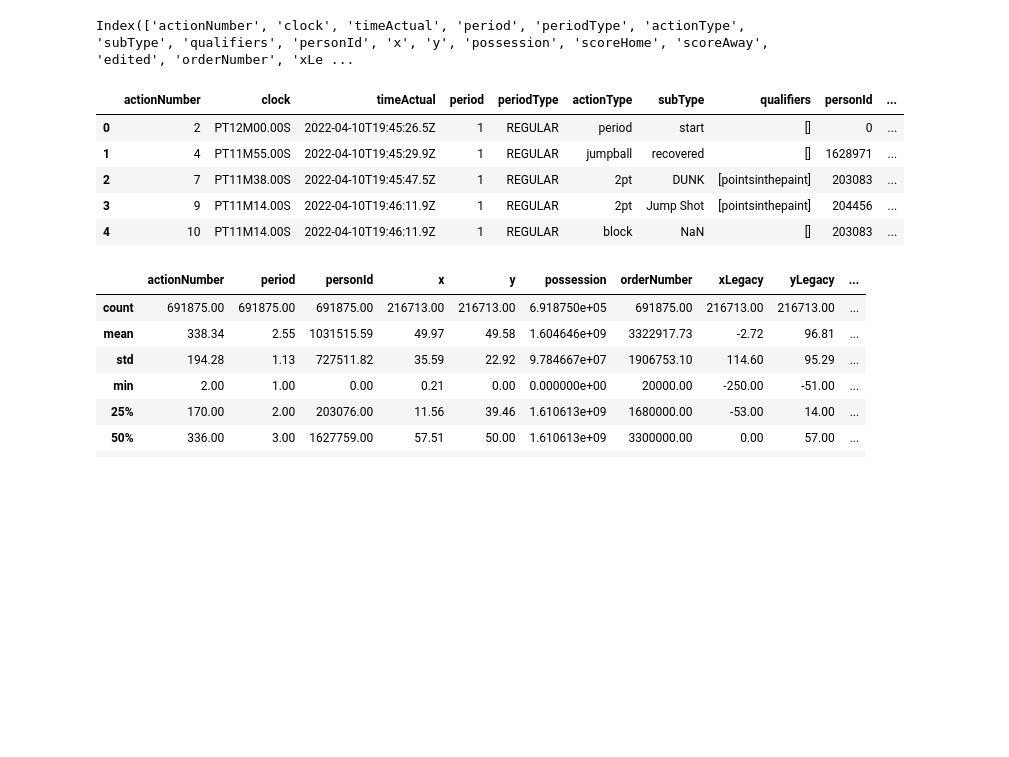
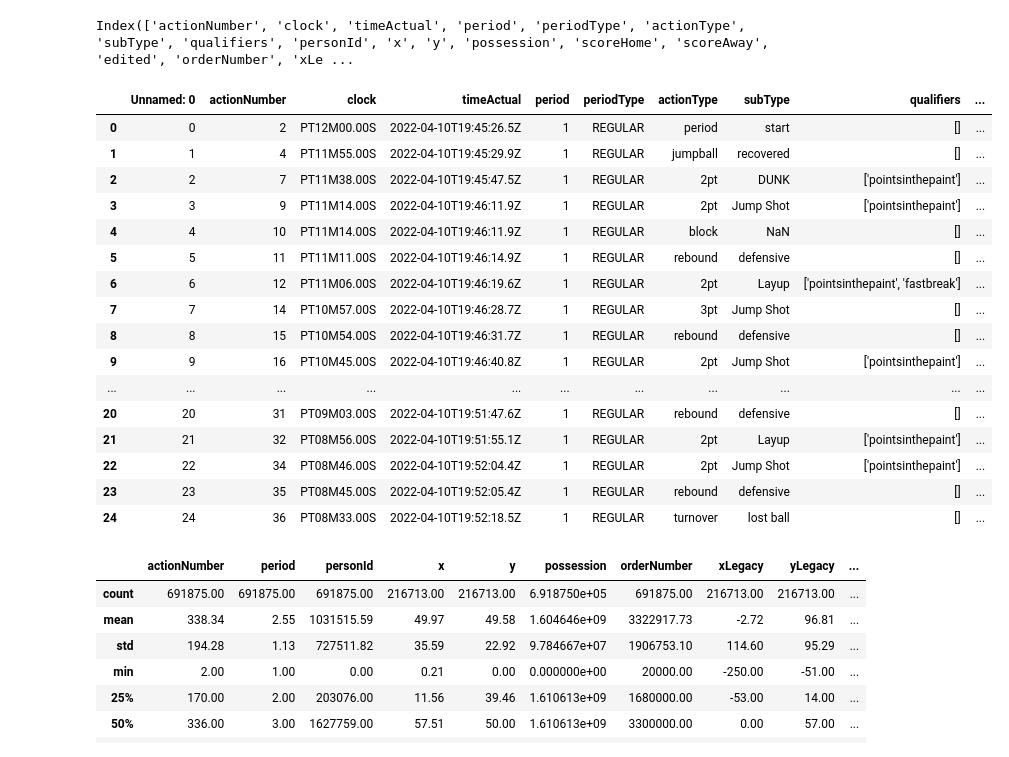
Before and after one commit to zachmort/nba_PBP_analysis, a Jupyter notebook: Season_pbp_20-21.ipynb, the cells around one changed output. Drawn from its saved outputs; the diff is of its cells as text; code cells hidden in the pictures; blank space fills up the shorter version.

```diff
--- a/Season_pbp_20-21.ipynb
+++ b/Season_pbp_20-21.ipynb
@@ -119,14 +110,25 @@ final_df_copy.columns
 # %% [output]
 Index(['actionNumber', 'clock', 'timeActual', 'period', 'periodType', 'actionType', 'subType', 'qualifiers', 'personId', 'x', 'y', 'possession', 'scoreHome', 'scoreAway', 'edited', 'orderNumber', 'xLe ...
 # %%
-final_df_copy.head()
+final_df_copy.head(25)
 # %% [output]
-|  | actionNumber | clock | timeActual | period | periodType | actionType | subType | qualifiers | personId | ... |
-| 0 | 2 | PT12M00.00S | 2022-04-10T19:45:26.5Z | 1 | REGULAR | period | start | [] | 0 | ... |
-| 1 | 4 | PT11M55.00S | 2022-04-10T19:45:29.9Z | 1 | REGULAR | jumpball | recovered | [] | 1628971 | ... |
-| 2 | 7 | PT11M38.00S | 2022-04-10T19:45:47.5Z | 1 | REGULAR | 2pt | DUNK | [pointsinthepaint] | 203083 | ... |
-| 3 | 9 | PT11M14.00S | 2022-04-10T19:46:11.9Z | 1 | REGULAR | 2pt | Jump Shot | [pointsinthepaint] | 204456 | ... |
-| 4 | 10 | PT11M14.00S | 2022-04-10T19:46:11.9Z | 1 | REGULAR | block | NaN | [] | 203083 | ... |
+|  | Unnamed: 0 | actionNumber | clock | timeActual | period | periodType | actionType | subType | qualifiers | ... |
+| 0 | 0 | 2 | PT12M00.00S | 2022-04-10T19:45:26.5Z | 1 | REGULAR | period | start | [] | ... |
+| 1 | 1 | 4 | PT11M55.00S | 2022-04-10T19:45:29.9Z | 1 | REGULAR | jumpball | recovered | [] | ... |
+| 2 | 2 | 7 | PT11M38.00S | 2022-04-10T19:45:47.5Z | 1 | REGULAR | 2pt | DUNK | ['pointsinthepaint'] | ... |
+| 3 | 3 | 9 | PT11M14.00S | 2022-04-10T19:46:11.9Z | 1 | REGULAR | 2pt | Jump Shot | ['pointsinthepaint'] | ... |
+| 4 | 4 | 10 | PT11M14.00S | 2022-04-10T19:46:11.9Z | 1 | REGULAR | block | NaN | [] | ... |
+| 5 | 5 | 11 | PT11M11.00S | 2022-04-10T19:46:14.9Z | 1 | REGULAR | rebound | defensive | [] | ... |
+| 6 | 6 | 12 | PT11M06.00S | 2022-04-10T19:46:19.6Z | 1 | REGULAR | 2pt | Layup | ['pointsinthepaint', 'fastbreak'] | ... |
+| 7 | 7 | 14 | PT10M57.00S | 2022-04-10T19:46:28.7Z | 1 | REGULAR | 3pt | Jump Shot | [] | ... |
+| 8 | 8 | 15 | PT10M54.00S | 2022-04-10T19:46:31.7Z | 1 | REGULAR | rebound | defensive | [] | ... |
+| 9 | 9 | 16 | PT10M45.00S | 2022-04-10T19:46:40.8Z | 1 | REGULAR | 2pt | Jump Shot | ['pointsinthepaint'] | ... |
+| ... | ... | ... | ... | ... | ... | ... | ... | ... | ... | ... |
+| 20 | 20 | 31 | PT09M03.00S | 2022-04-10T19:51:47.6Z | 1 | REGULAR | rebound | defensive | [] | ... |
+| 21 | 21 | 32 | PT08M56.00S | 2022-04-10T19:51:55.1Z | 1 | REGULAR | 2pt | Layup | ['pointsinthepaint'] | ... |
+| 22 | 22 | 34 | PT08M46.00S | 2022-04-10T19:52:04.4Z | 1 | REGULAR | 2pt | Jump Shot | ['pointsinthepaint'] | ... |
+| 23 | 23 | 35 | PT08M45.00S | 2022-04-10T19:52:05.4Z | 1 | REGULAR | rebound | defensive | [] | ... |
+| 24 | 24 | 36 | PT08M33.00S | 2022-04-10T19:52:18.5Z | 1 | REGULAR | turnover | lost ball | [] | ... |
 # %%
 round(final_df_copy.describe(),2)
 # %% [output]
```
Also changed, not shown: parts of 14 cells of this notebook.
